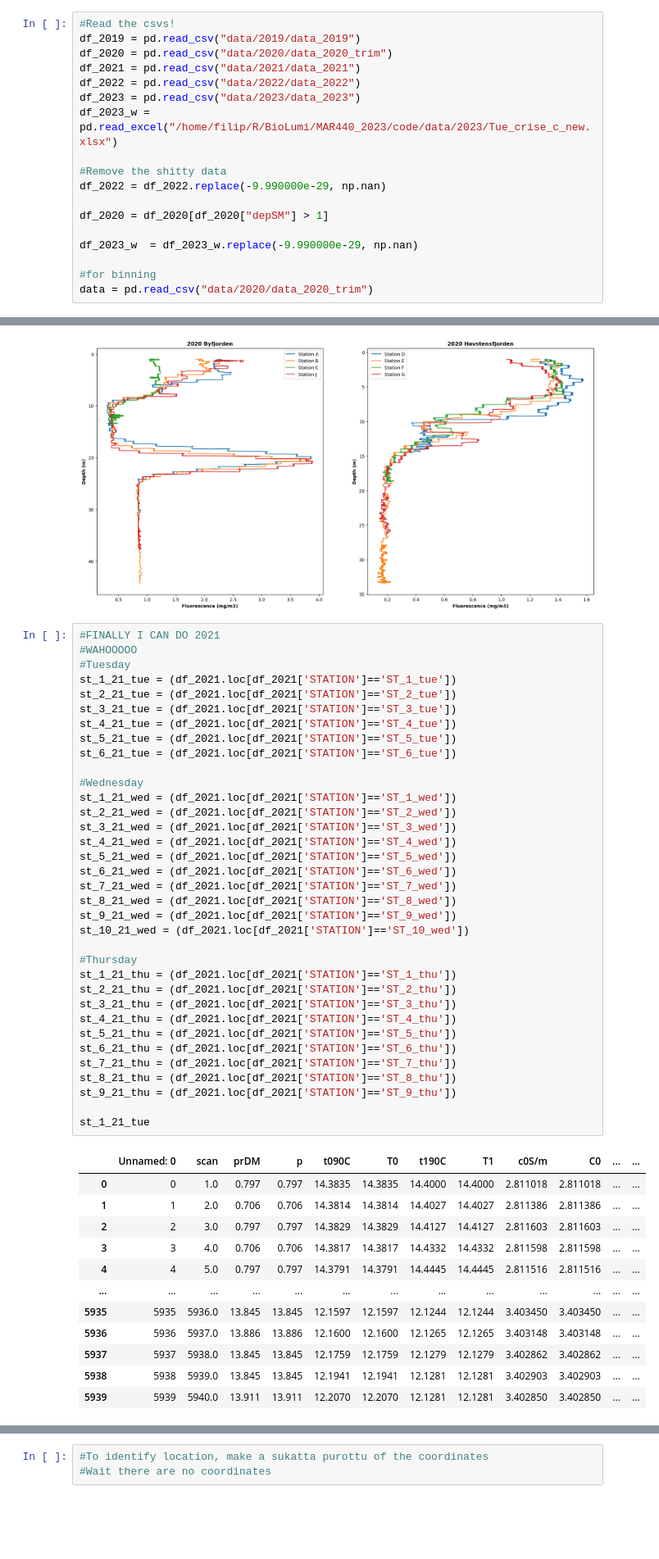
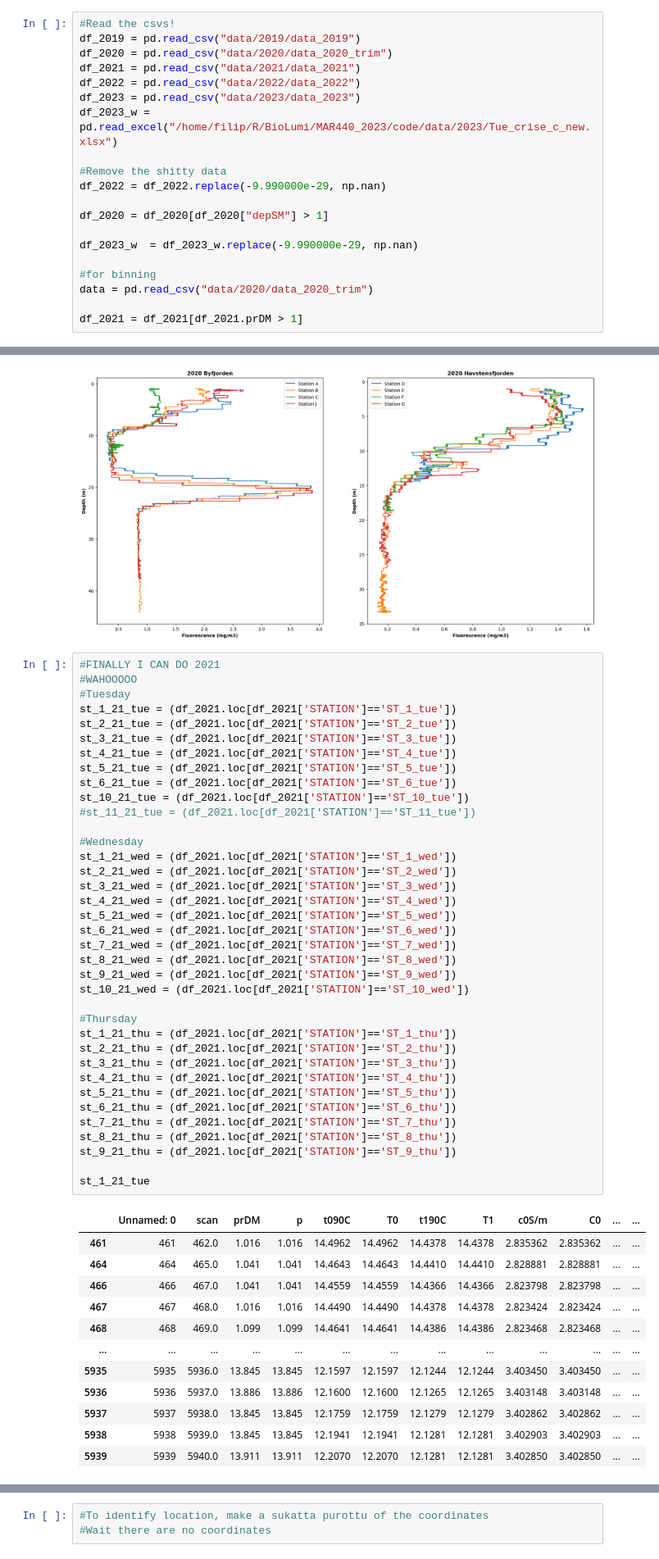
Before and after one commit to haganjam/MAR440_2023, a Jupyter notebook: code/filips_plots.ipynb, the cells around one changed output, grey strips where cells are left out. Shown at 82% size. Drawn from its saved outputs; the diff is of its cells as text; blank space fills up the shorter version.

```diff
--- a/code/filips_plots.ipynb
+++ b/code/filips_plots.ipynb
@@ -24,6 +24,8 @@ df_2023_w  = df_2023_w.replace(-9.990000e-29, np.nan)
 
 #for binning
 data = pd.read_csv("data/2020/data_2020_trim")
+
+df_2021 = df_2021[df_2021.prDM > 1]
 # %%
 #Select the stations from 2019
 st_1_19 = (df_2019.loc[df_2019['STATION']=='ST_1'])
@@ -167,38 +169,40 @@ st_3_21_tue = (df_2021.loc[df_2021['STATION']=='ST_3_tue'])
 st_4_21_tue = (df_2021.loc[df_2021['STATION']=='ST_4_tue'])
 st_5_21_tue = (df_2021.loc[df_2021['STATION']=='ST_5_tue'])
 st_6_21_tue = (df_2021.loc[df_2021['STATION']=='ST_6_tue'])
+st_10_21_tue = (df_2021.loc[df_2021['STATION']=='ST_10_tue'])
+#st_11_21_tue = (df_2021.loc[df_2021['STATION']=='ST_11_tue'])
 
 #Wednesday
 st_1_21_wed = (df_2021.loc[df_2021['STATION']=='ST_1_wed'])
 st_2_21_wed = (df_2021.loc[df_2021['STATION']=='ST_2_wed'])
 st_3_21_wed = (df_2021.loc[df_2021['STATION']=='ST_3_wed'])
 st_4_21_wed = (df_2021.loc[df_2021['STATION']=='ST_4_wed'])
 st_5_21_wed = (df_2021.loc[df_2021['STATION']=='ST_5_wed'])
 st_6_21_wed = (df_2021.loc[df_2021['STATION']=='ST_6_wed'])
 st_7_21_wed = (df_2021.loc[df_2021['STATION']=='ST_7_wed'])
 st_8_21_wed = (df_2021.loc[df_2021['STATION']=='ST_8_wed'])
 st_9_21_wed = (df_2021.loc[df_2021['STATION']=='ST_9_wed'])
 st_10_21_wed = (df_2021.loc[df_2021['STATION']=='ST_10_wed'])
 
 #Thursday
 st_1_21_thu = (df_2021.loc[df_2021['STATION']=='ST_1_thu'])
 st_2_21_thu = (df_2021.loc[df_2021['STATION']=='ST_2_thu'])
 st_3_21_thu = (df_2021.loc[df_2021['STATION']=='ST_3_thu'])
 st_4_21_thu = (df_2021.loc[df_2021['STATION']=='ST_4_thu'])
 st_5_21_thu = (df_2021.loc[df_2021['STATION']=='ST_5_thu'])
 st_6_21_thu = (df_2021.loc[df_2021['STATION']=='ST_6_thu'])
 st_7_21_thu = (df_2021.loc[df_2021['STATION']=='ST_7_thu'])
 st_8_21_thu = (df_2021.loc[df_2021['STATION']=='ST_8_thu'])
 st_9_21_thu = (df_2021.loc[df_2021['STATION']=='ST_9_thu'])
 
 st_1_21_tue
 # %% [output]
 |  | Unnamed: 0 | scan | prDM | p | t090C | T0 | t190C | T1 | c0S/m | C0 | ... | ... |
-| 0 | 0 | 1.0 | 0.797 | 0.797 | 14.3835 | 14.3835 | 14.4000 | 14.4000 | 2.811018 | 2.811018 | ... | ... |
-| 1 | 1 | 2.0 | 0.706 | 0.706 | 14.3814 | 14.3814 | 14.4027 | 14.4027 | 2.811386 | 2.811386 | ... | ... |
-| 2 | 2 | 3.0 | 0.797 | 0.797 | 14.3829 | 14.3829 | 14.4127 | 14.4127 | 2.811603 | 2.811603 | ... | ... |
-| 3 | 3 | 4.0 | 0.706 | 0.706 | 14.3817 | 14.3817 | 14.4332 | 14.4332 | 2.811598 | 2.811598 | ... | ... |
-| 4 | 4 | 5.0 | 0.797 | 0.797 | 14.3791 | 14.3791 | 14.4445 | 14.4445 | 2.811516 | 2.811516 | ... | ... |
+| 461 | 461 | 462.0 | 1.016 | 1.016 | 14.4962 | 14.4962 | 14.4378 | 14.4378 | 2.835362 | 2.835362 | ... | ... |
+| 464 | 464 | 465.0 | 1.041 | 1.041 | 14.4643 | 14.4643 | 14.4410 | 14.4410 | 2.828881 | 2.828881 | ... | ... |
+| 466 | 466 | 467.0 | 1.041 | 1.041 | 14.4559 | 14.4559 | 14.4366 | 14.4366 | 2.823798 | 2.823798 | ... | ... |
+| 467 | 467 | 468.0 | 1.016 | 1.016 | 14.4490 | 14.4490 | 14.4378 | 14.4378 | 2.823424 | 2.823424 | ... | ... |
+| 468 | 468 | 469.0 | 1.099 | 1.099 | 14.4641 | 14.4641 | 14.4386 | 14.4386 | 2.823468 | 2.823468 | ... | ... |
 | ... | ... | ... | ... | ... | ... | ... | ... | ... | ... | ... | ... | ... |
 | 5935 | 5935 | 5936.0 | 13.845 | 13.845 | 12.1597 | 12.1597 | 12.1244 | 12.1244 | 3.403450 | 3.403450 | ... | ... |
 | 5936 | 5936 | 5937.0 | 13.886 | 13.886 | 12.1600 | 12.1600 | 12.1265 | 12.1265 | 3.403148 | 3.403148 | ... | ... |
```
Also changed, not shown: parts of 6 cells of this notebook, 3 other files.
